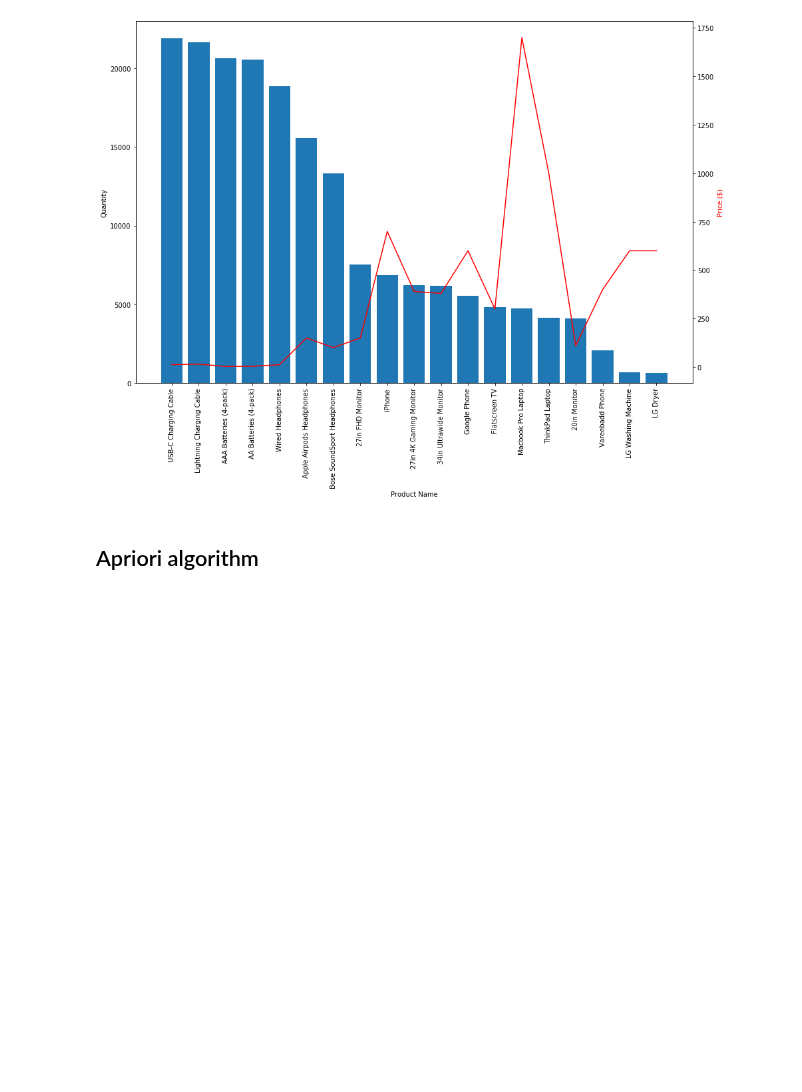
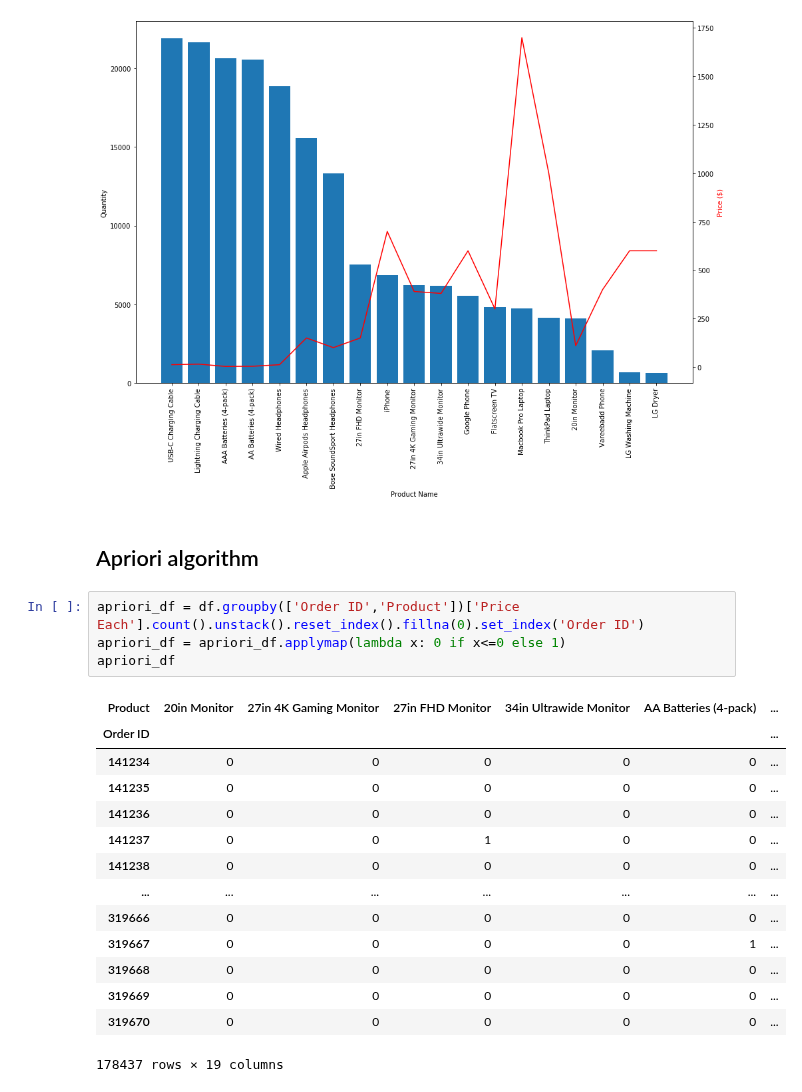
Before and after one commit to Bartosz-Lewandowski/Sales-Analysis, a Jupyter notebook: Code_source.ipynb, the cells around one changed output. Saved outputs shown, nothing was run; the diff lists cells and outputs as text; blank space fills up the shorter version.

Commit message:
Add apriori alogrithm

```diff
--- a/Code_source.ipynb
+++ b/Code_source.ipynb
@@ -305,3 +310,22 @@ plt.show()
 [figure]
 # %% [markdown]
 ## Apriori algorithm
+# %%
+apriori_df = df.groupby(['Order ID','Product'])['Price Each'].count().unstack().reset_index().fillna(0).set_index('Order ID')
+apriori_df = apriori_df.applymap(lambda x: 0 if x<=0 else 1)
+apriori_df
+# %% [output]
+| Product | 20in Monitor | 27in 4K Gaming Monitor | 27in FHD Monitor | 34in Ultrawide Monitor | AA Batteries (4-pack) | ... |
+| Order ID |  |  |  |  |  | ... |
+| 141234 | 0 | 0 | 0 | 0 | 0 | ... |
+| 141235 | 0 | 0 | 0 | 0 | 0 | ... |
+| 141236 | 0 | 0 | 0 | 0 | 0 | ... |
+| 141237 | 0 | 0 | 1 | 0 | 0 | ... |
+| 141238 | 0 | 0 | 0 | 0 | 0 | ... |
+| ... | ... | ... | ... | ... | ... | ... |
+| 319666 | 0 | 0 | 0 | 0 | 0 | ... |
+| 319667 | 0 | 0 | 0 | 0 | 1 | ... |
+| 319668 | 0 | 0 | 0 | 0 | 0 | ... |
+| 319669 | 0 | 0 | 0 | 0 | 0 | ... |
+| 319670 | 0 | 0 | 0 | 0 | 0 | ... |
+178437 rows × 19 columns
```
Also changed, not shown: parts of 3 cells of this notebook, 1 other file.
